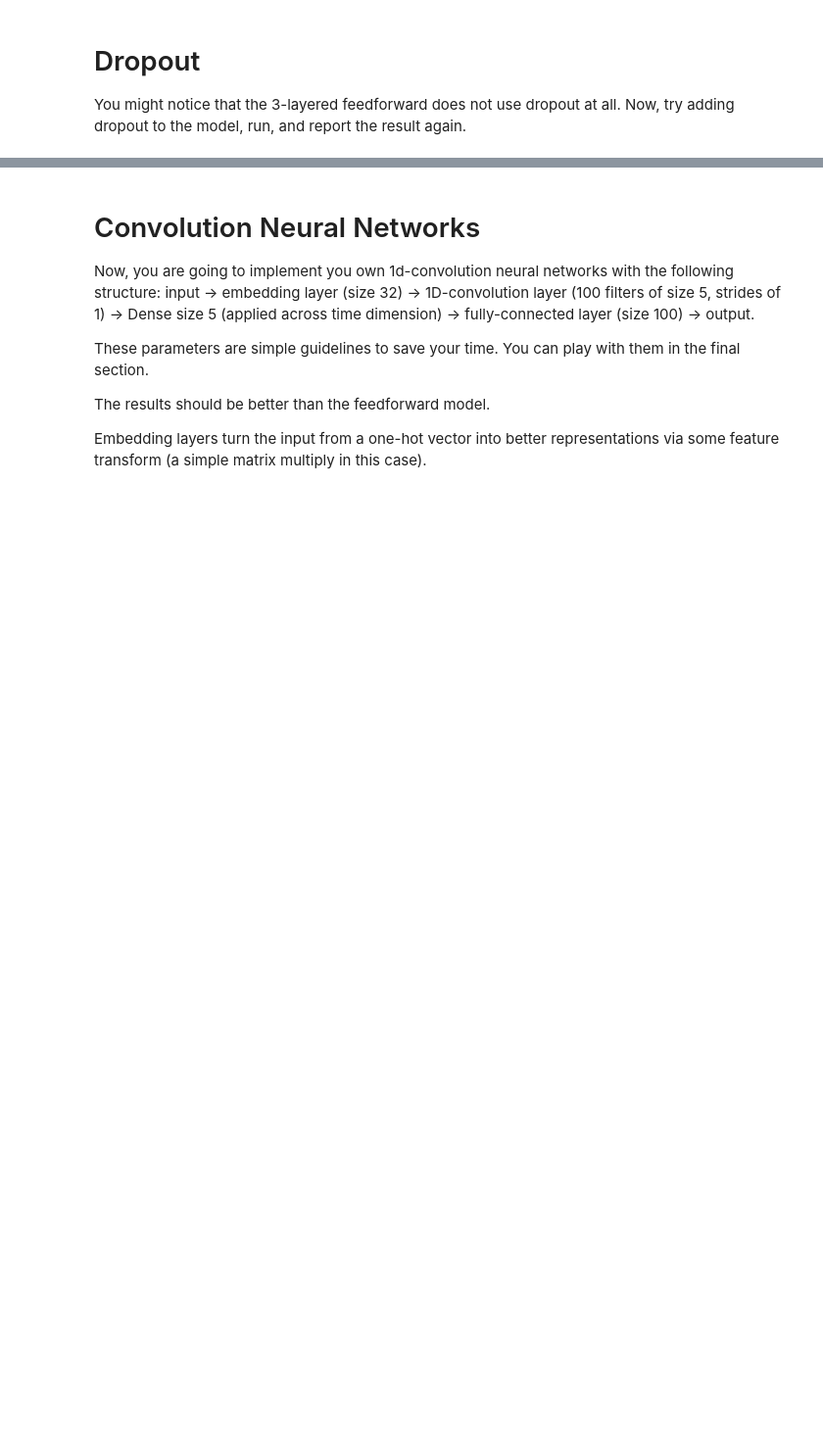
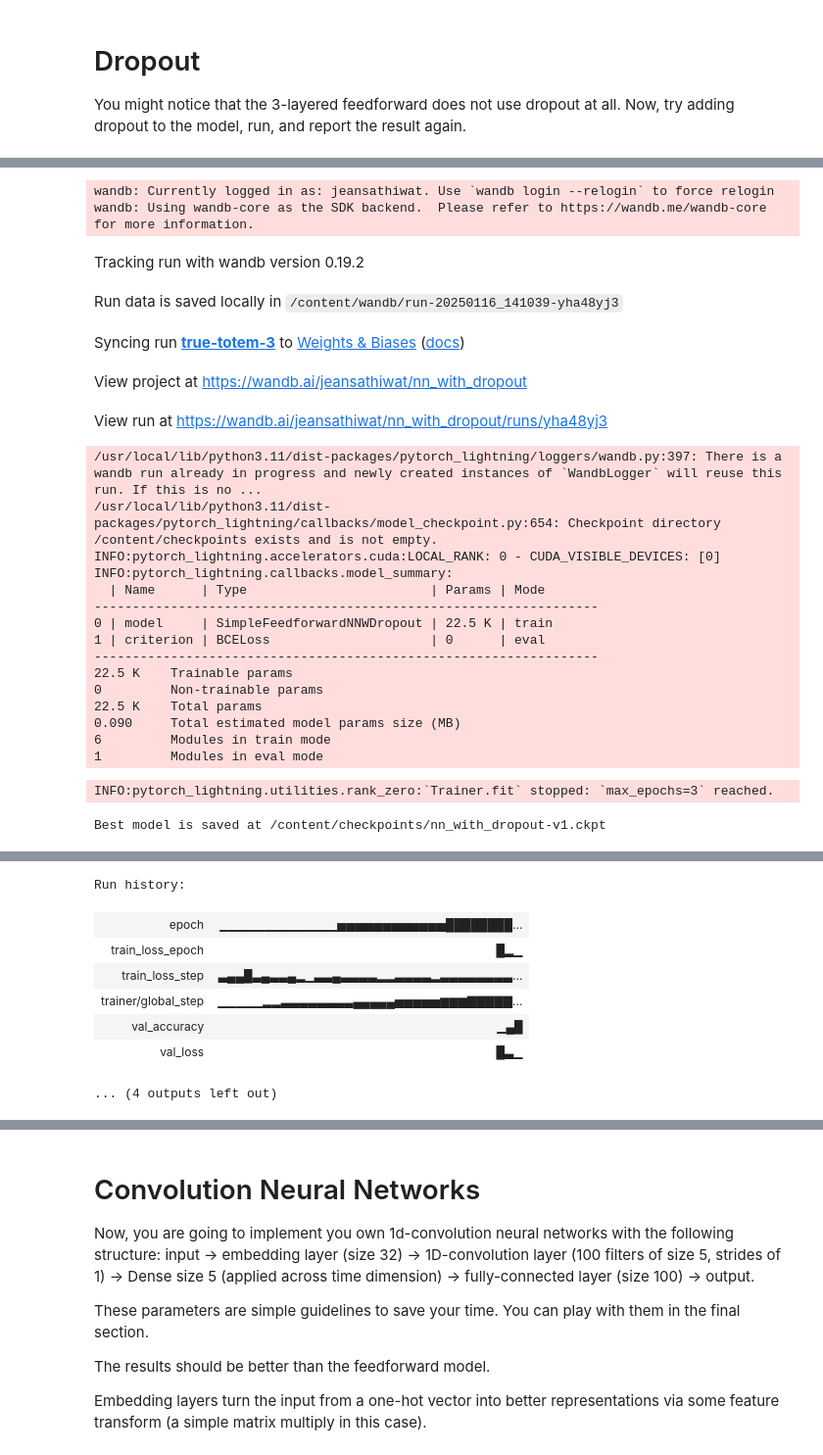
Before and after one commit to JeansAthiwat/NLP_NoScope, a Jupyter notebook: codes/L01_Intro&Tokenization/HW1_2_Neural_Network_Tokenization_to_Student_2024.ipynb, the cells around one changed output, grey strips where cells are left out. Shown at 98% size. Cells and saved outputs as stored; diff of their text form; code cells hidden in the pictures; blank space fills up the shorter version.

```diff
--- a/codes/L01_Intro&Tokenization/HW1_2_Neural_Network_Tokenization_to_Student_2024.ipynb
+++ b/codes/L01_Intro&Tokenization/HW1_2_Neural_Network_Tokenization_to_Student_2024.ipynb
@@ -646,3 +646,30 @@ class SimpleFeedforwardNNWDropout(torch.nn.Module):
+# %%
+################################################################################
+# TODO#3:                                                                      #
+# Write a model class that return feedforward model with dropout.              #
+################################################################################
+
+class SimpleFeedforwardNNWDropout(torch.nn.Module):
+  pass
+  def __init__(self, p_drop = 0.5):
+    super(SimpleFeedforwardNNWDropout, self).__init__()
+
+    self.mlp1 = torch.nn.Linear(21, 100)
+    self.mlp2 = torch.nn.Linear(100, 100)
+    self.mlp3 = torch.nn.Linear(100, 100)
+    self.cls_head = torch.nn.Linear(100, 1)
+    self.dropout = torch.nn.Dropout(p_drop)
+
+  def forward(self, x):
+    x = F.relu(self.mlp1(x))
+    x = self.dropout(x)
+    x = F.relu(self.mlp2(x))
+    x = self.dropout(x)
+    x = F.relu(self.mlp3(x))
+    x = self.dropout(x)
+    x = self.cls_head(x)
+    out = torch.sigmoid(x)
+    return out
 # %%
 ################################################################################
 # TODO#4:                                                                      #
@@ -662,0 +753,37 @@ print(result)
+# %%
+# # Initialize wandb to log the losses from each step.
+wandb.init(
+    project='nn_with_dropout',
+    config=config,
+)
+# Fit model.
+nn_with_dropout_trainer.fit(lightning_model_nn_with_dropout, train_loader, val_loader)
+
+print(f"Best model is saved at {nn_with_dropout_checkpoint.best_model_path}")
+
+wandb.finish()
+# %% [output]
+wandb: Currently logged in as: jeansathiwat. Use `wandb login --relogin` to force relogin
+wandb: Using wandb-core as the SDK backend.  Please refer to https://wandb.me/wandb-core for more information.
+Tracking run with wandb version 0.19.2
+Run data is saved locally in /content/wandb/run-20250116_141039-yha48yj3
+Syncing run true-totem-3 to Weights & Biases (docs)
+View project at https://wandb.ai/jeansathiwat/nn_with_dropout
+View run at https://wandb.ai/jeansathiwat/nn_with_dropout/runs/yha48yj3
+/usr/local/lib/python3.11/dist-packages/pytorch_lightning/loggers/wandb.py:397: There is a wandb run already in progress and newly created instances of `WandbLogger` will reuse this run. If this is no ...
+/usr/local/lib/python3.11/dist-packages/pytorch_lightning/callbacks/model_checkpoint.py:654: Checkpoint directory /content/checkpoints exists and is not empty.
+INFO:pytorch_lightning.accelerators.cuda:LOCAL_RANK: 0 - CUDA_VISIBLE_DEVICES: [0]
+INFO:pytorch_lightning.callbacks.model_summary:
+  | Name      | Type                        | Params | Mode
+------------------------------------------------------------------
+0 | model     | SimpleFeedforwardNNWDropout | 22.5 K | train
+1 | criterion | BCELoss                     | 0      | eval
+------------------------------------------------------------------
+22.5 K    Trainable params
+0         Non-trainable params
+22.5 K    Total params
+0.090     Total estimated model params size (MB)
+6         Modules in train mode
+1         Modules in eval mode
+INFO:pytorch_lightning.utilities.rank_zero:`Trainer.fit` stopped: `max_epochs=3` reached.
+Best model is saved at /content/checkpoints/nn_with_dropout-v1.ckpt
@@ -662,0 +791,8 @@ print(result)
+Run history:
+| epoch | ▁▁▁▁▁▁▁▁▁▁▁▁▁▅▅▅▅▅▅▅▅▅▅▅▅████████... |
+| train_loss_epoch | █▂▁ |
+| train_loss_step | ▃▄▄█▃▄▃▃▄▂▁▃▃▄▃▃▃▃▂▂▃▃▃▃▂▃▃▃▃▃▃▃▃... |
+| trainer/global_step | ▁▁▁▁▁▂▂▃▃▃▃▃▃▃▃▄▄▄▄▄▅▅▅▅▅▆▆▆▇▇▇▇▇... |
+| val_accuracy | ▁▄█ |
+| val_loss | █▃▁ |
+... (4 outputs left out)
```
Also changed, not shown: parts of 10 cells of this notebook.
